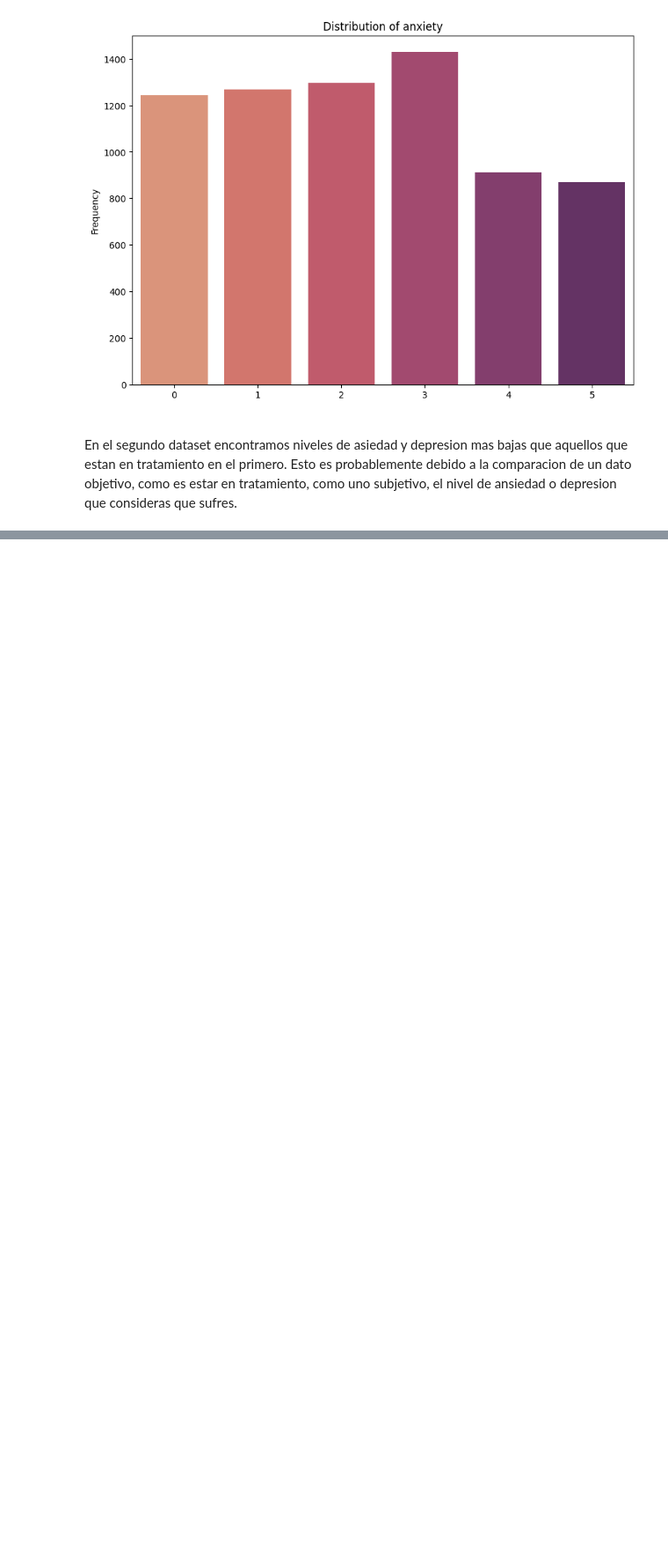
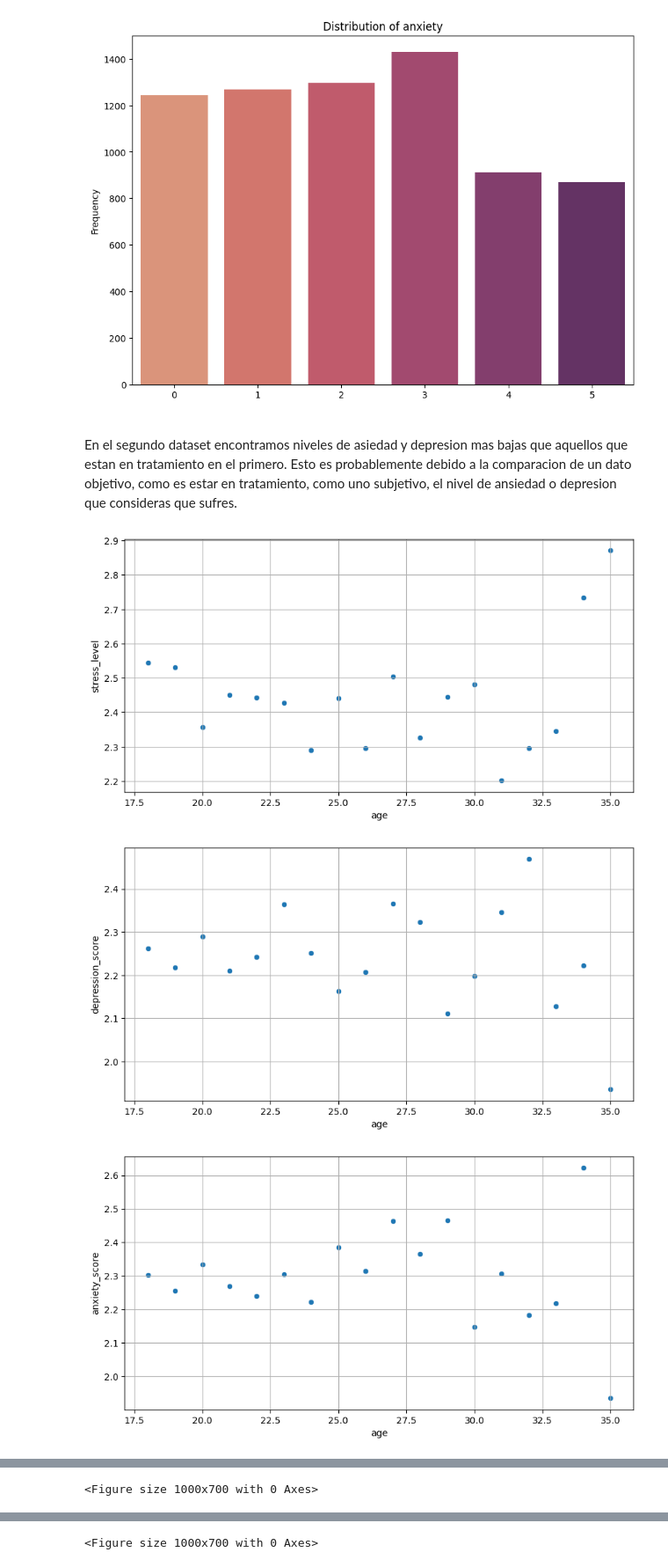
Before and after one commit to emmawv/EDA, a Jupyter notebook: src/EDA.ipynb, the cells around one changed output, grey strips where cells are left out. Shown at 88% size. Cells and saved outputs as stored; diff of their text form; code cells hidden in the pictures; blank space fills up the shorter version.

```diff
--- a/src/EDA.ipynb
+++ b/src/EDA.ipynb
@@ -843,3 +857,25 @@ plt.show()
 [figure]
 # %% [markdown]
 En el segundo dataset encontramos niveles de asiedad y depresion mas bajas que aquellos que estan en tratamiento en el primero. Esto es probablemente debido a la comparacion de un dato objetivo, como es estar en tratamiento, como uno subjetivo, el nivel de ansiedad o depresion que consideras que sufres.
+# %%
+fixed_values = ["stress_level", "depression_score", "anxiety_score", "financial_stress"]
+
+for col in data_students.columns:
+    for value in fixed_values:
+        plt.figure(figsize=(10, 5))
+        if data_students.dtypes[col] == "object" or col in fixed_values:
+            sns.countplot(x=col, data=data_students, hue=value)
+            plt.title(f'Distribution of {col}')
+            plt.xlabel(' ')
+            plt.ylabel('Frequency')
+            plt.show()
+
+        else:
+            sns.scatterplot(data_students.groupby(col)[value].mean())
+            plt.grid()
+
+    plt.figure(figsize=(10, 7))
+# %% [output]
+[figure, added]
+[figure, added]
+[figure, added]
@@ -845,0 +883 @@ En el segundo dataset encontramos niveles de asiedad y depresion mas bajas que a
+<Figure size 1000x700 with 0 Axes>
@@ -845,0 +888 @@ En el segundo dataset encontramos niveles de asiedad y depresion mas bajas que a
+<Figure size 1000x700 with 0 Axes>
```
Also changed, not shown: parts of 3 cells of this notebook, 5 other files.
